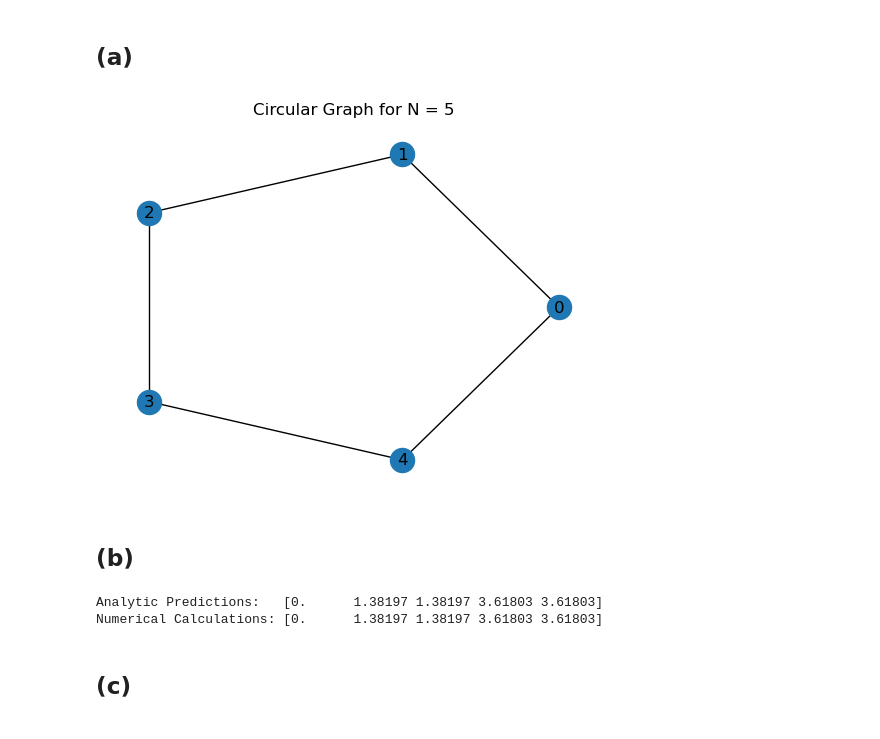
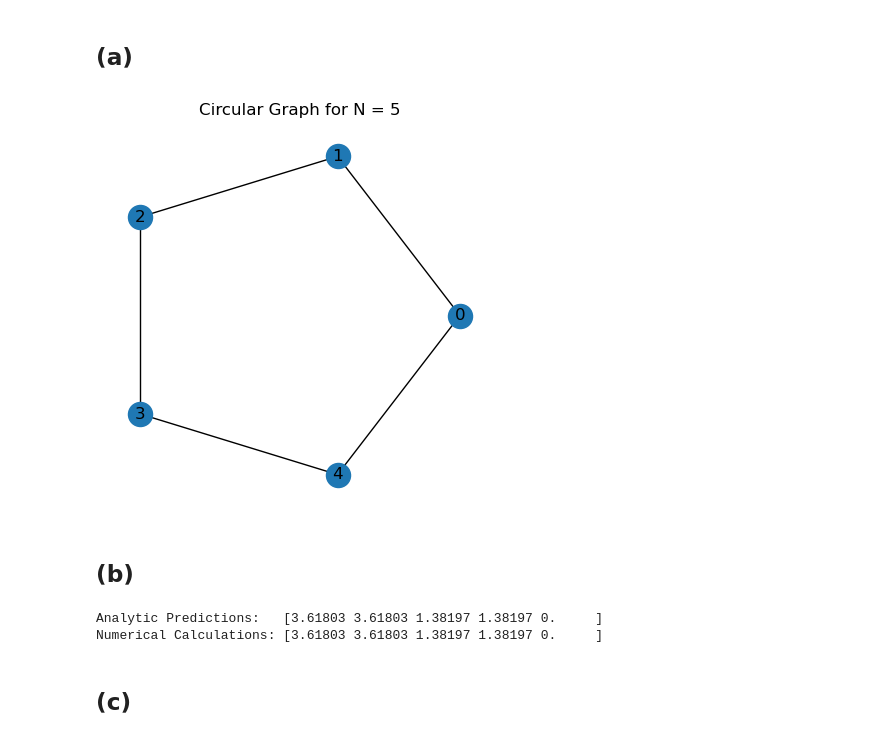
Before and after one commit to QuiteFiber93/eel6878, a Jupyter notebook: hw2/hw2.ipynb, the cells around one changed output. Cells and saved outputs as stored; diff of their text form; code cells hidden in the pictures.

```diff
--- a/hw2/hw2.ipynb
+++ b/hw2/hw2.ipynb
@@ -25,29 +25,29 @@ def create_circular_edgelist(N, I):
 # %%
 N = 5
 I = [1]
 G = nx.Graph(create_circular_edgelist(N, I))
 
-fig = plt.figure()
+fig = plt.figure(figsize = (5,5))
 plt.title(f'Circular Graph for N = {N}')
 pos = nx.circular_layout(G)
 nx.draw_circular(G)
 nx.draw_networkx_labels(G, pos)
 plt.show()
 # %% [output]
-[figure, old version]
+[figure, new version]
 # %% [markdown]
 ## (b)
 # %%
 # Using analytic expression prodivded in lecture
 analytic_predictions = np.array([2*(1 - np.cos(2*np.pi*k/N)) for k in range(N)])
 # Numerically calculating laplacian eigenvalues
-laplacian_eig = nx.laplacian_spectrum(G)
+laplacian_eig = nx.laplacian_spectrum(G)[::-1]
 
-print(f"Analytic Predictions:   {np.array2string(np.sort(analytic_predictions), precision=5)}")
+print(f"Analytic Predictions:   {np.array2string(np.sort(analytic_predictions)[::-1], precision=5)}")
 print(f"Numerical Calculations: {np.array2string(laplacian_eig, precision=5, suppress_small=True)}")
 # %% [output]
-Analytic Predictions:   [0.      1.38197 1.38197 3.61803 3.61803]
-Numerical Calculations: [0.      1.38197 1.38197 3.61803 3.61803]
+Analytic Predictions:   [3.61803 3.61803 1.38197 1.38197 0.     ]
+Numerical Calculations: [3.61803 3.61803 1.38197 1.38197 0.     ]
 # %% [markdown]
 ## (c)
 # %%
```
Also changed, not shown: parts of 11 cells of this notebook.
